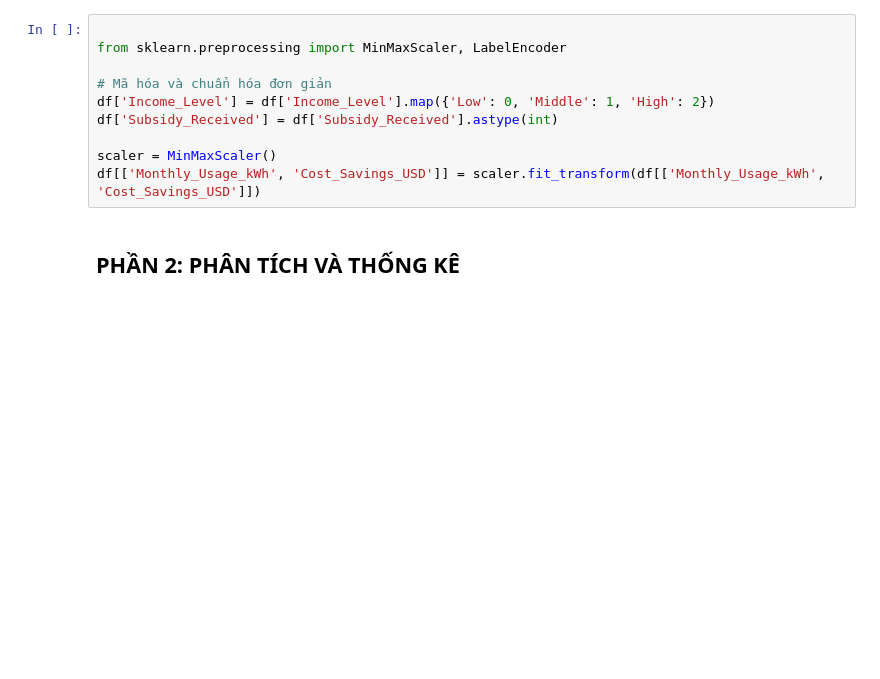
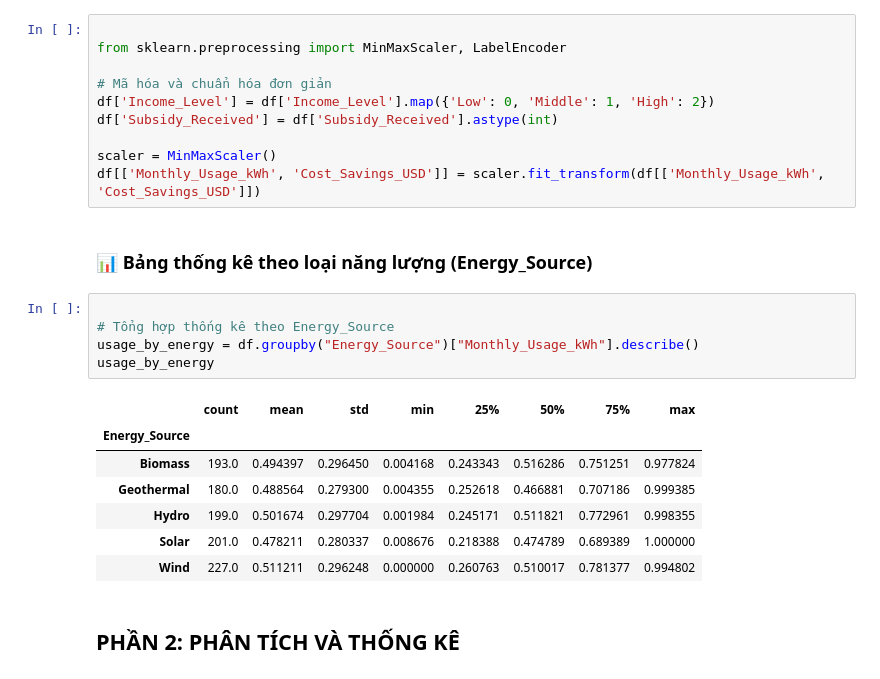
Before and after one commit to baolamabcd13/jupyter_lmt, a Jupyter notebook: notebooks/renew_final_advanced_sorted.ipynb, the cells around one changed output. Drawn from its saved outputs; the diff is of its cells as text; blank space fills up the shorter version.

```diff
--- a/notebooks/renew_final_advanced_sorted.ipynb
+++ b/notebooks/renew_final_advanced_sorted.ipynb
@@ -73,6 +102,21 @@ df['Subsidy_Received'] = df['Subsidy_Received'].astype(int)
 
 scaler = MinMaxScaler()
 df[['Monthly_Usage_kWh', 'Cost_Savings_USD']] = scaler.fit_transform(df[['Monthly_Usage_kWh', 'Cost_Savings_USD']])
+# %% [markdown]
+### 📊 Bảng thống kê theo loại năng lượng (Energy_Source)
+# %%
+
+# Tổng hợp thống kê theo Energy_Source
+usage_by_energy = df.groupby("Energy_Source")["Monthly_Usage_kWh"].describe()
+usage_by_energy
+# %% [output]
+|  | count | mean | std | min | 25% | 50% | 75% | max |
+| Energy_Source |  |  |  |  |  |  |  |  |
+| Biomass | 193.0 | 0.494397 | 0.296450 | 0.004168 | 0.243343 | 0.516286 | 0.751251 | 0.977824 |
+| Geothermal | 180.0 | 0.488564 | 0.279300 | 0.004355 | 0.252618 | 0.466881 | 0.707186 | 0.999385 |
+| Hydro | 199.0 | 0.501674 | 0.297704 | 0.001984 | 0.245171 | 0.511821 | 0.772961 | 0.998355 |
+| Solar | 201.0 | 0.478211 | 0.280337 | 0.008676 | 0.218388 | 0.474789 | 0.689389 | 1.000000 |
+| Wind | 227.0 | 0.511211 | 0.296248 | 0.000000 | 0.260763 | 0.510017 | 0.781377 | 0.994802 |
 # %% [markdown]
 ## PHẦN 2: PHÂN TÍCH VÀ THỐNG KÊ
 # %% [markdown]
```
Also changed, not shown: parts of 9 cells of this notebook, 1 other file.
